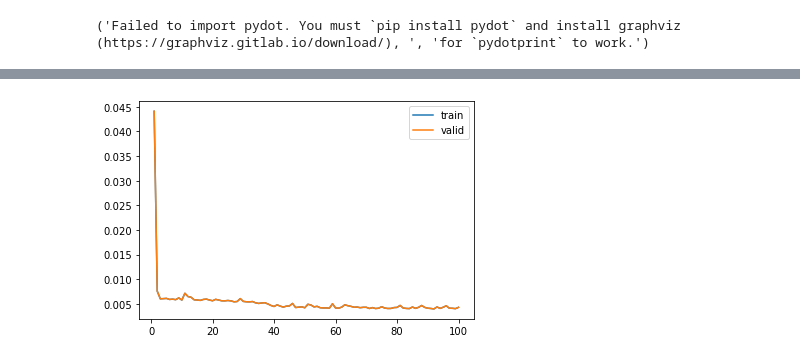
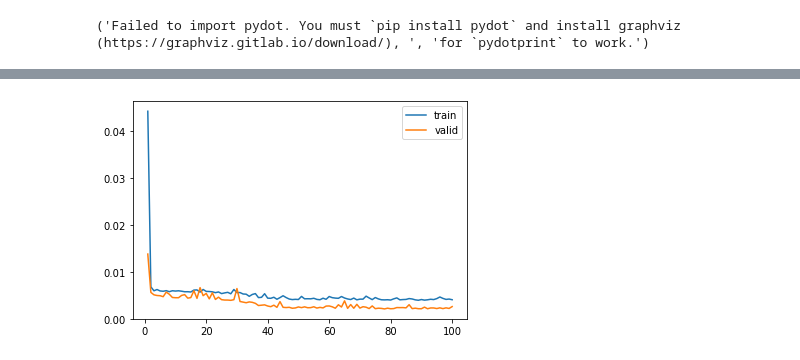
Before and after one commit to AguAcerbo/Carrera-de-Especializacion-en-IA, a Jupyter notebook: B5-Time_Series_Analysis/Trabajo Final TSA/Trabajo Final TSA.ipynb, the cells around one changed output, grey strips where cells are left out. Drawn from its saved outputs; the diff is of its cells as text; code cells hidden in the pictures.

```diff
--- a/B5-Time_Series_Analysis/Trabajo Final TSA/Trabajo Final TSA.ipynb
+++ b/B5-Time_Series_Analysis/Trabajo Final TSA/Trabajo Final TSA.ipynb
@@ -652,12 +671,12 @@ Epoch 100/100
 # %%
 import matplotlib.pyplot as plt
 import seaborn as sns
 epoch_count = range(1, len(hist.history['mse']) + 1)
 sns.lineplot(x=epoch_count,  y=hist.history['mse'], label='train')
-sns.lineplot(x=epoch_count,  y=hist.history['mse'], label='valid')
+sns.lineplot(x=epoch_count,  y=hist.history['val_mse'], label='valid')
 plt.show()
 # %% [output]
-[figure, old version]
+[figure, new version]
 # %%
 prediction = model.predict(x_test)
 fig, ax = plt.subplots(1,figsize=(20, 10))
```
Also changed, not shown: parts of 6 cells of this notebook.
